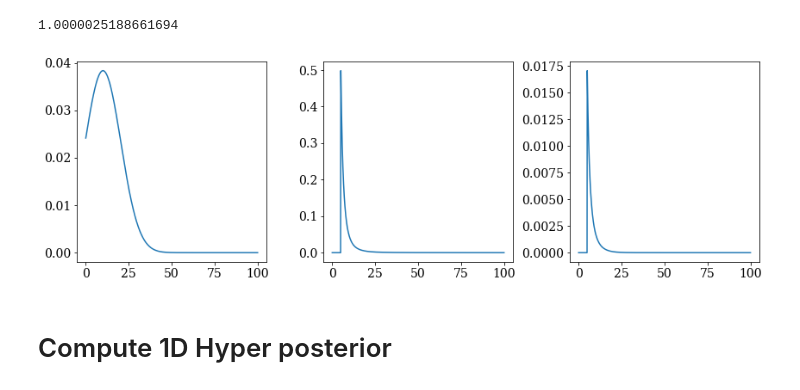
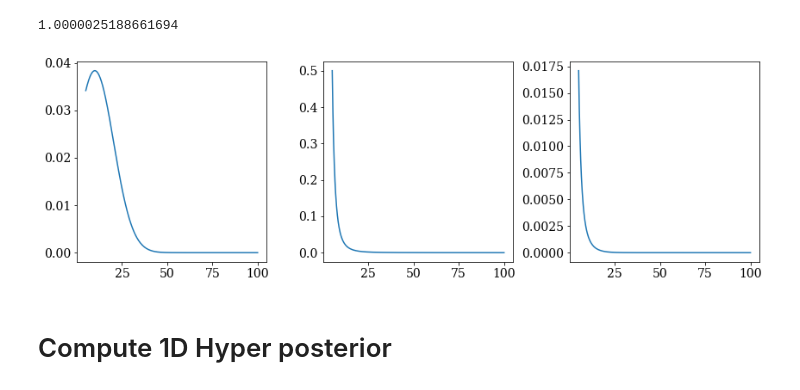
Before and after one commit to veome22/hybrid_waveforms, a Jupyter notebook: powerlaw_population_inference.ipynb, the cells around one changed output. Cells and saved outputs as stored; diff of their text form; code cells hidden in the pictures.

```diff
--- a/powerlaw_population_inference.ipynb
+++ b/powerlaw_population_inference.ipynb
@@ -261,25 +255,25 @@ print(integrate.trapezoid(trunc_normal_dist(m1, mu, sigma), m1))
 # %%
 # Visualize the defined functions for sanity
 
 m1_min=5
 m1_max=100
 
-m1 = np.linspace(0, m1_max, 1000)
+m1 = np.linspace(m1_min, m1_max, 1000)
 mu = 10
 sigma = 10.4
 alpha=-3.5
 
 fig, [ax1, ax2, ax3] = plt.subplots(nrows=1, ncols=3, figsize=(12,4))
 
 ax1.plot(m1, normal_dist(m1, mu, sigma))
 ax2.plot(m1, p_m1(m1, alpha, m1_min, m1_max))
 # ax2.set_xlim(0, 20)
 ax3.plot(m1, (normal_dist(m1, mu, sigma)*p_m1(m1, alpha, m1_min, m1_max)))
 
 
 plt.tight_layout()
 plt.show()
 # %% [output]
-[figure, old version]
+[figure, new version]
 # %% [markdown]
 # Compute 1D Hyper posterior
```
Also changed, not shown: parts of 56 cells of this notebook.
